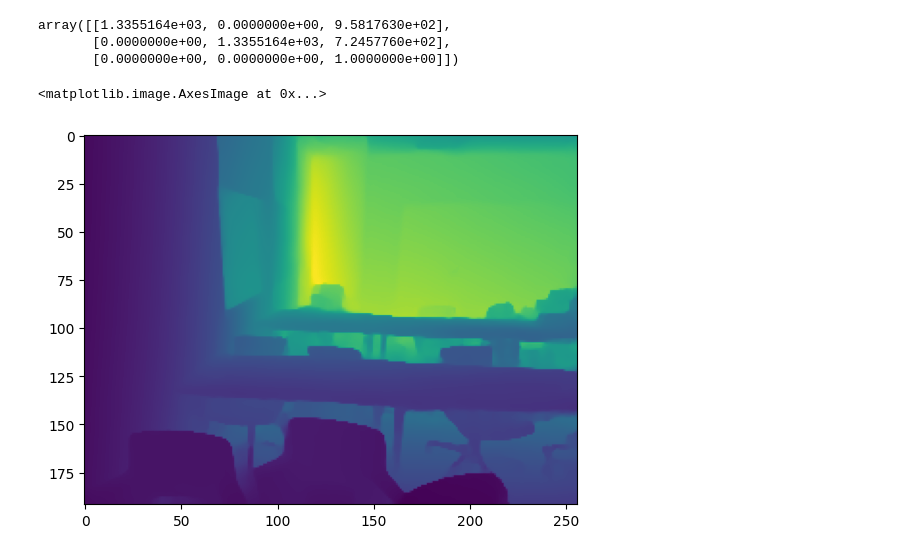
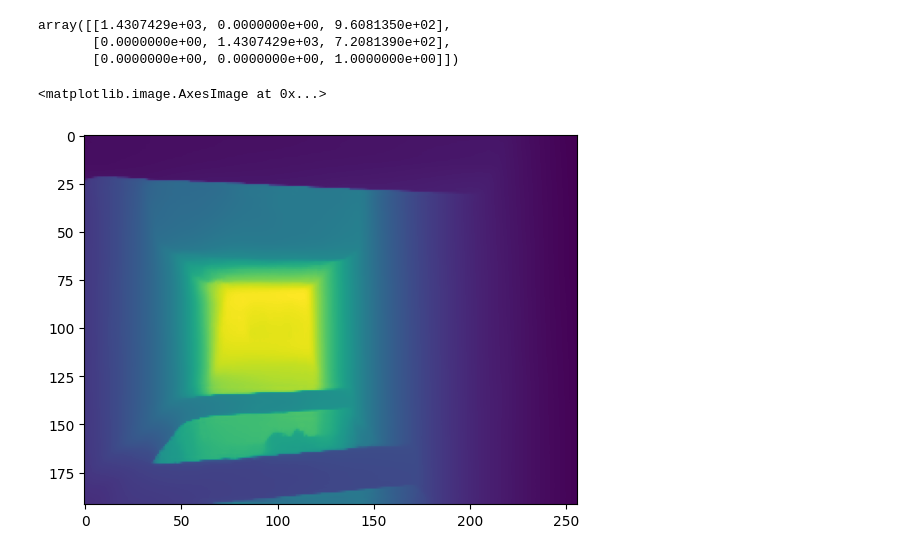
Before and after one commit to StarDylan/Xtractofuse, a Jupyter notebook: ransac_point_cloud_generator.ipynb, the cells around one changed output. Drawn from its saved outputs; the diff is of its cells as text; code cells hidden in the pictures.

```diff
--- a/ransac_point_cloud_generator.ipynb
+++ b/ransac_point_cloud_generator.ipynb
@@ -31,7 +35,9 @@ def assert_shape(x, shape:list):
         if isinstance(_b, int):
             assert _a == _b, (x.shape, shape)
 # %%
-DATA_PATH = Path("data/desks")
+DATA_PATH = Path("data/cs_bldg")
+every_frames = 100
+end_frame = 100000
 # %%
 device = torch.device("cuda" if torch.cuda.is_available() else "cpu")  # 'mps', 'cpu'
 
@@ -101,18 +104,18 @@ viz2d.plot_matches(m_kpts0, m_kpts1, color="lime", lw=0.2)
 calibration_matrix = np.genfromtxt(DATA_PATH.joinpath("camera_matrix.csv"), delimiter=',')
 calibration_matrix
 # %% [output]
-array([[1.3355164e+03, 0.0000000e+00, 9.5817630e+02],
-       [0.0000000e+00, 1.3355164e+03, 7.2457760e+02],
+array([[1.4307429e+03, 0.0000000e+00, 9.6081350e+02],
+       [0.0000000e+00, 1.4307429e+03, 7.2081390e+02],
        [0.0000000e+00, 0.0000000e+00, 1.0000000e+00]])
 # %%
-depth_image_paths = sorted(list(DATA_PATH.glob("depth/*.png")))
+depth_image_paths = sorted(list(DATA_PATH.glob("depth/*.png")))[1:end_frame:every_frames]
 
 depth_images = [skimage.io.imread(path) for path in depth_image_paths]
 
 plt.imshow(depth_images[0])
 # %% [output]
 <matplotlib.image.AxesImage at 0x...>
-[figure, old version]
+[figure, new version]
 # %%
 def points_2d_to_3d(points_homogenous_2d: np.array, depths: np.array, calibration_matrix: np.array):
 
```
Also changed, not shown: parts of 8 cells of this notebook.
